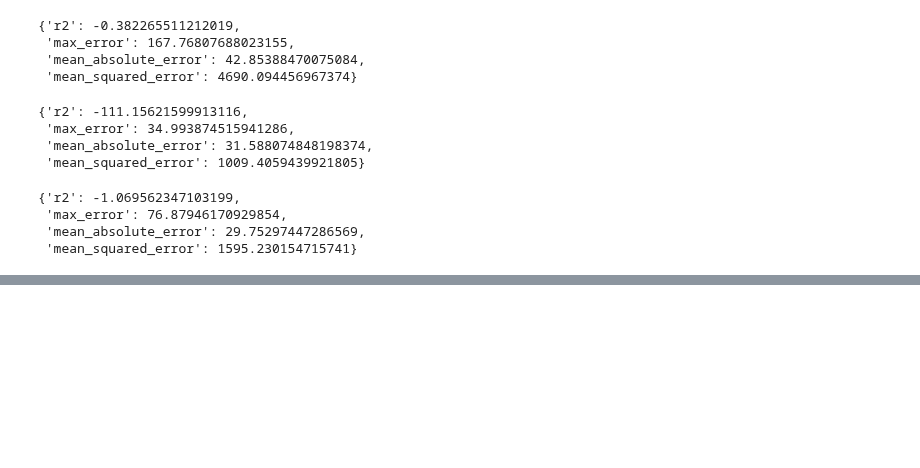
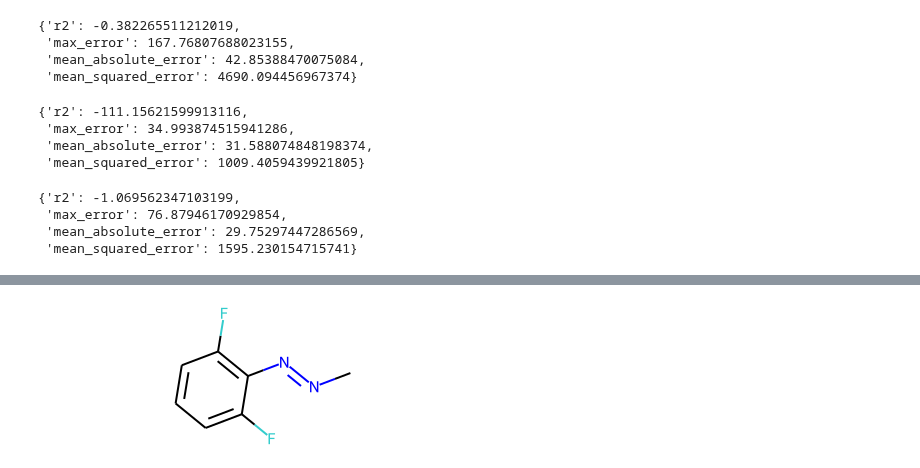
Before and after one commit to kjappelbaum/gpt3forchem, a Jupyter notebook: experiments/12_try_photoswitch_inverse.ipynb, the cells around one changed output, grey strips where cells are left out. Drawn from its saved outputs; the diff is of its cells as text; code cells hidden in the pictures; blank space fills up the shorter version.

```diff
--- a/experiments/12_try_photoswitch_inverse.ipynb
+++ b/experiments/12_try_photoswitch_inverse.ipynb
@@ -389,0 +462,4 @@ get_regression_metrics(expected_n_pi_star[t_1_valid_smiles  & has_expected_n_pi_
+# %%
+Chem.MolFromSmiles('FC1=CC=CC(F)=C1/N=N/C')
+# %% [output]
+[figure, added]
```
Also changed, not shown: parts of 14 cells of this notebook, 10 other files.
